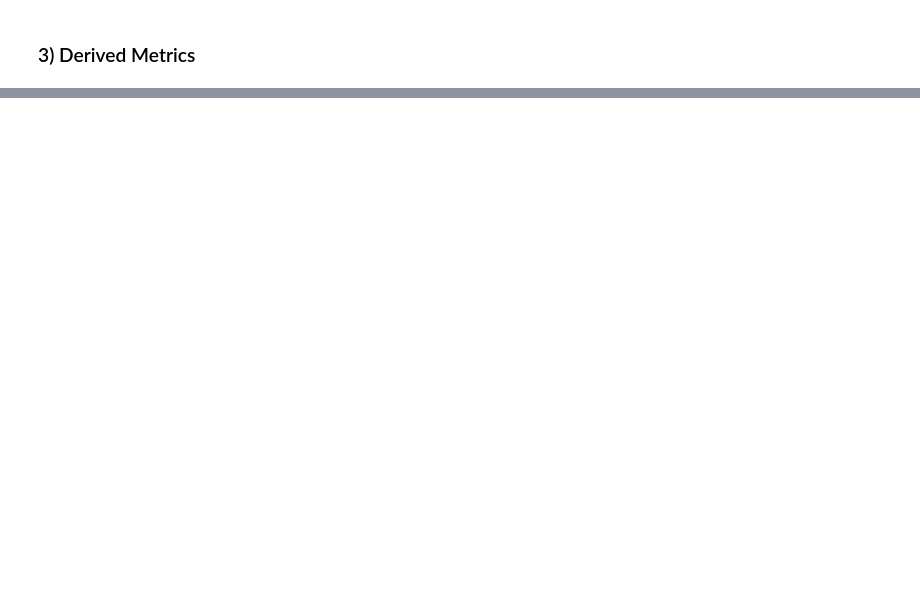
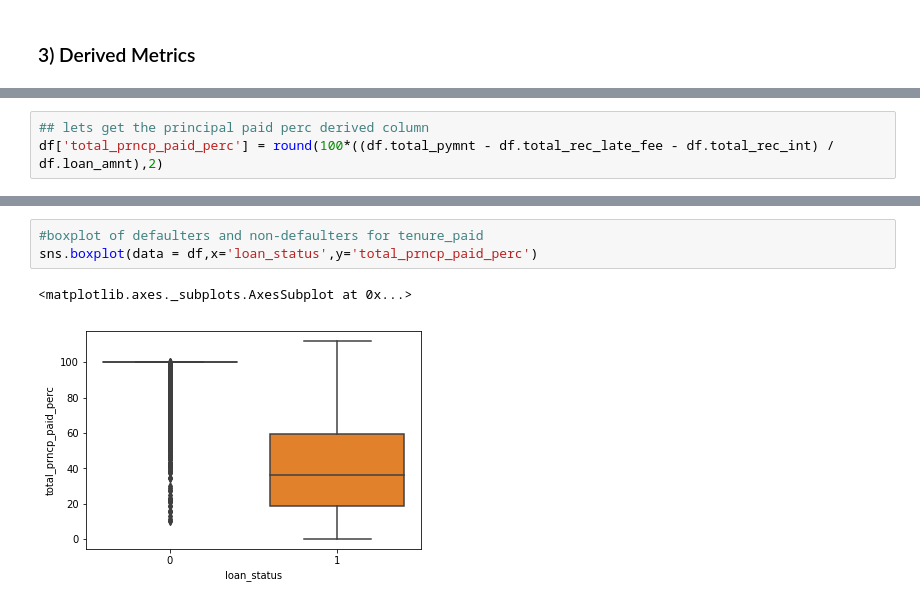
Before and after one commit to sameerg07/LendingClubEDA, a Jupyter notebook: LendingClubEDA_Final.ipynb, the cells around one changed output, grey strips where cells are left out. Cells and saved outputs as stored; diff of their text form; blank space fills up the shorter version.

```diff
--- a/LendingClubEDA_Final.ipynb
+++ b/LendingClubEDA_Final.ipynb
@@ -2154,0 +2383,3 @@ pie.savefig("pub_recpie.png")
+# %%
+## lets get the principal paid perc derived column
+df['total_prncp_paid_perc'] = round(100*((df.total_pymnt - df.total_rec_late_fee - df.total_rec_int) / df.loan_amnt),2)
@@ -2154,0 +2451,6 @@ pie.savefig("pub_recpie.png")
+# %%
+#boxplot of defaulters and non-defaulters for tenure_paid
+sns.boxplot(data = df,x='loan_status',y='total_prncp_paid_perc')
+# %% [output]
+<matplotlib.axes._subplots.AxesSubplot at 0x...>
+[figure, added]
```
Also changed, not shown: parts of 43 cells of this notebook, 1 other file.
